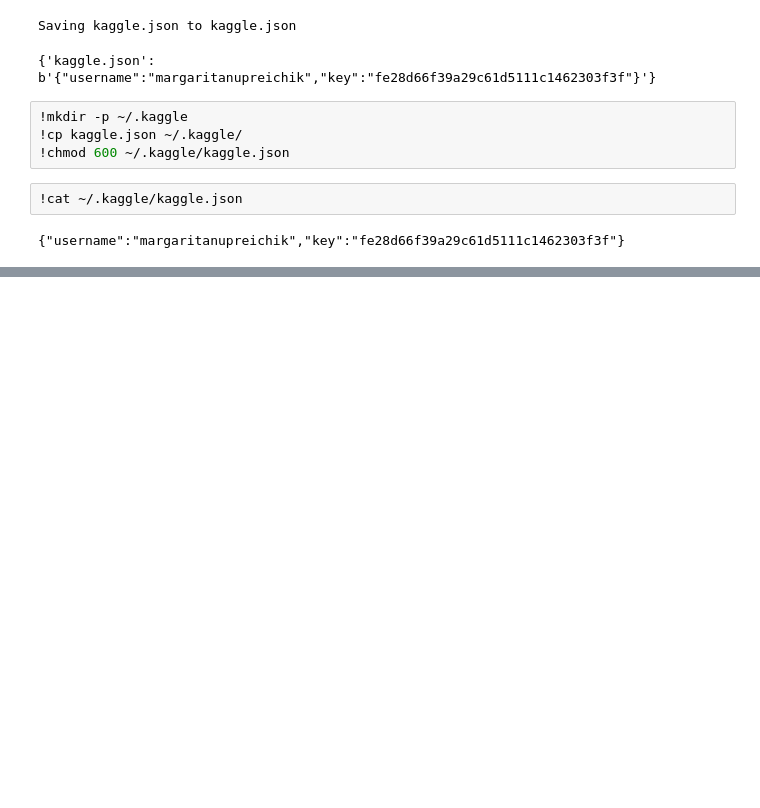
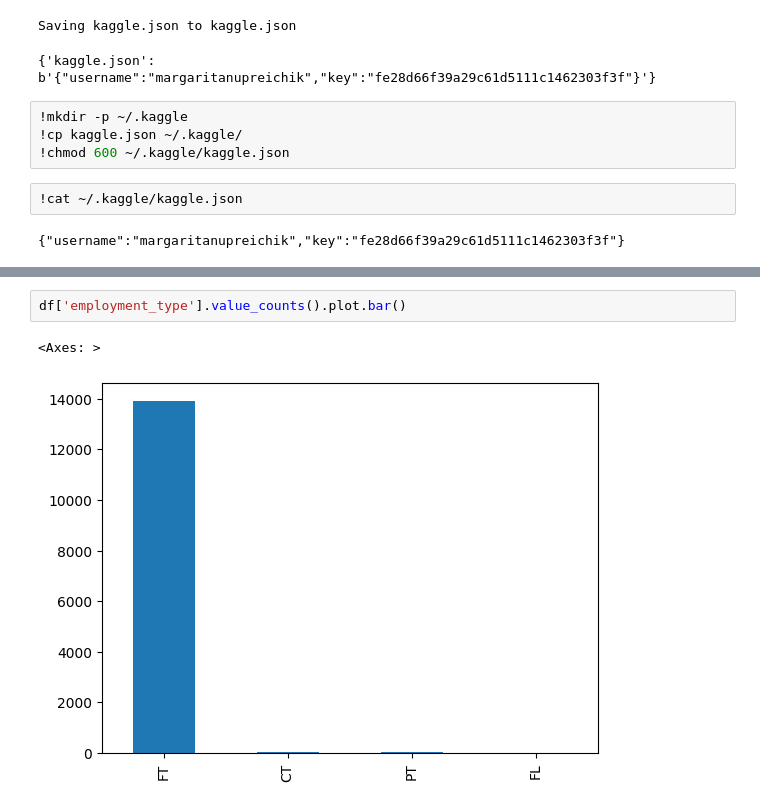
Before and after one commit to MargoNupreichik/DS_jobs_salaries_analysis, a Jupyter notebook: ds_job_salaries.ipynb, the cells around one changed output, grey strips where cells are left out. Saved outputs shown, nothing was run; the diff lists cells and outputs as text; blank space fills up the shorter version.

```diff
--- a/ds_job_salaries.ipynb
+++ b/ds_job_salaries.ipynb
@@ -71,0 +108,5 @@ Passing `palette` without assigning `hue` is deprecated and will be removed in v
+# %%
+df['employment_type'].value_counts().plot.bar()
+# %% [output]
+<Axes: >
+[figure, added]
```
Also changed, not shown: parts of 14 cells of this notebook.
